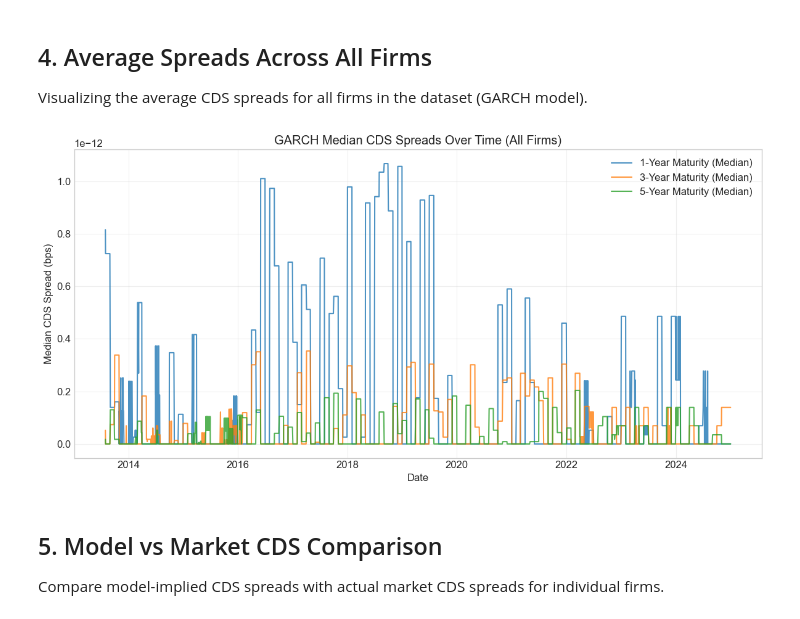
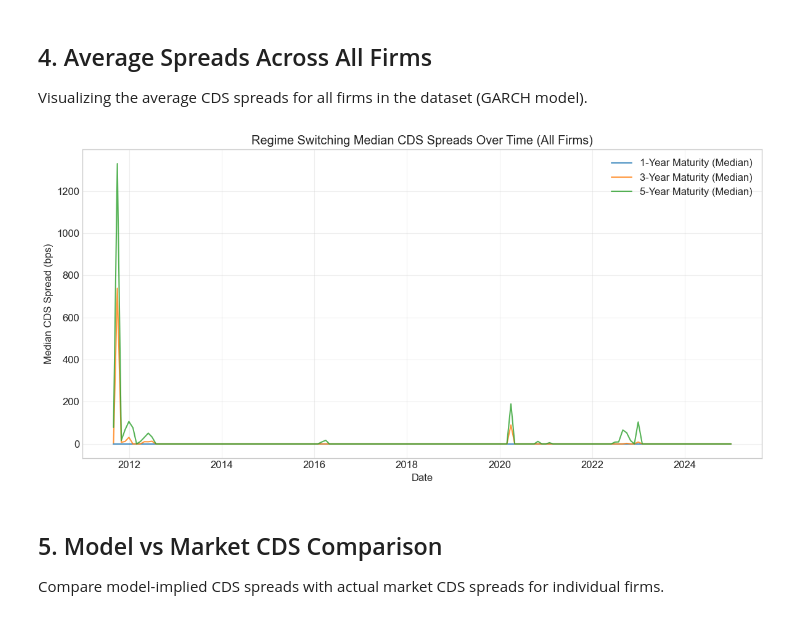
Before and after one commit to ChaseW3/Seminar-QF, a Jupyter notebook: Seminar QF/notebooks/visualize_results.ipynb, the cells around one changed output. Cells and saved outputs as stored; diff of their text form; code cells hidden in the pictures.

```diff
--- a/Seminar QF/notebooks/visualize_results.ipynb
+++ b/Seminar QF/notebooks/visualize_results.ipynb
@@ -116,9 +116,9 @@ plotter.plot_model_comparison(gvkey=220833, maturity=5, models=['GARCH', 'Regime
 ## 4. Average Spreads Across All Firms
 Visualizing the average CDS spreads for all firms in the dataset (GARCH model).
 # %%
-plotter.plot_average_spreads_over_time('GARCH', maturities=[1, 3, 5])
+plotter.plot_average_spreads_over_time('Regime Switching', maturities=[1, 3, 5])
 # %% [output]
-[figure, old version]
+[figure, new version]
 # %% [markdown]
 ## 5. Model vs Market CDS Comparison
 
```
Also changed, not shown: parts of 5 cells of this notebook, 2 other files.
